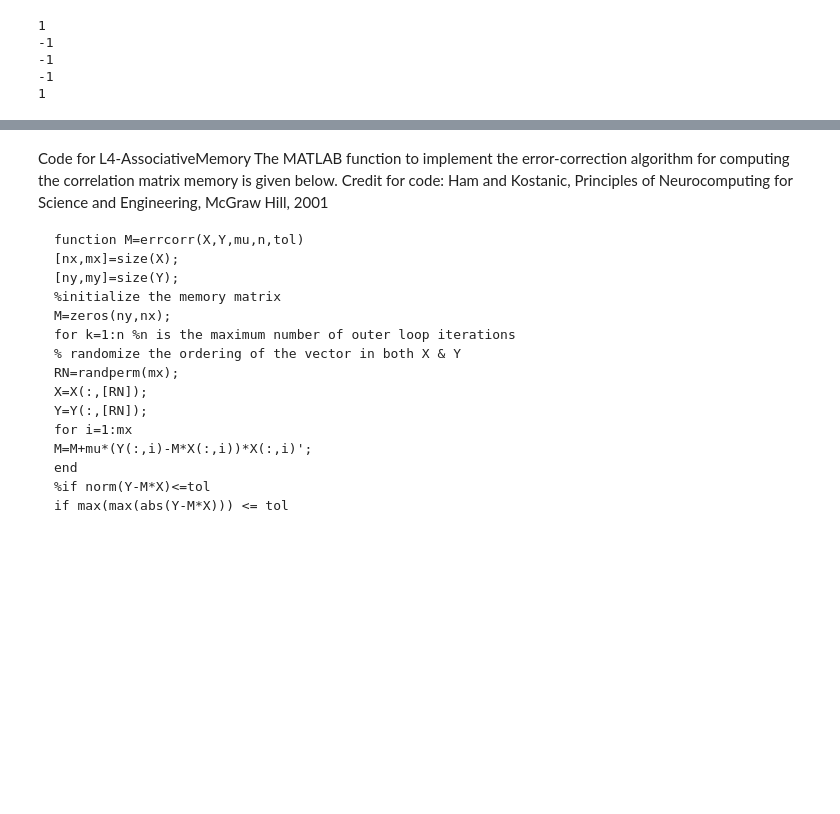
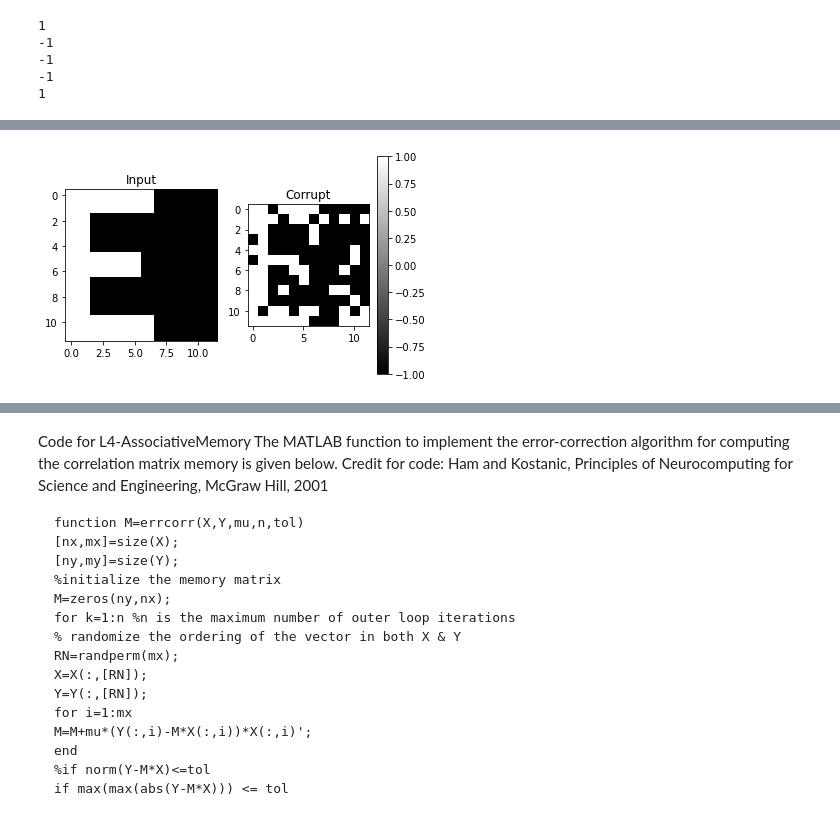
Before and after one commit to SaiAkhilVudattu/Neuro_classes, a Jupyter notebook: NML502/HW03/HW03_NB.ipynb, the cells around one changed output, grey strips where cells are left out. Saved outputs shown, nothing was run; the diff lists cells and outputs as text; code cells hidden in the pictures; blank space fills up the shorter version.

```diff
--- a/NML502/HW03/HW03_NB.ipynb
+++ b/NML502/HW03/HW03_NB.ipynb
@@ -184,0 +264,28 @@ for i in range(len(X)):
+# %%
+def corrupt(input_vec, percentage=0.2):
+    length = int(np.round(len(input_vec)*percentage))
+    permuts = np.random.permutation(len(input_vec)) # randomize indices of input_vec
+    corrupt_vec = input_vec.copy()
+
+    for i in range(length):# Loop for those indices
+    # Change those values to -1 or 1, depending, 2 if statements
+        if input_vec[permuts[i]] > 0: #Flips 1 to -1
+            corrupt_vec[permuts[i]] = -1
+        else: # Flips -1 to 1
+            corrupt_vec[permuts[i]] = 1
+
+    return corrupt_vec
+# %%
+Es_corr = corrupt(Es)
+# %%
+fig, (ax1, ax2) = plt.subplots(1, 2)
+ax1.imshow(Es.reshape(12,12), cmap="gray")
+ax1.set_title('Input')
+pos = ax2.imshow(Es_corr.reshape(12,12), cmap="gray")
+ax2.set_title('Corrupt')
+
+fig.colorbar(pos, ax=ax2)
+
+plt.show()
+# %% [output]
+[figure, added]
```
Also changed, not shown: parts of 19 cells of this notebook.
